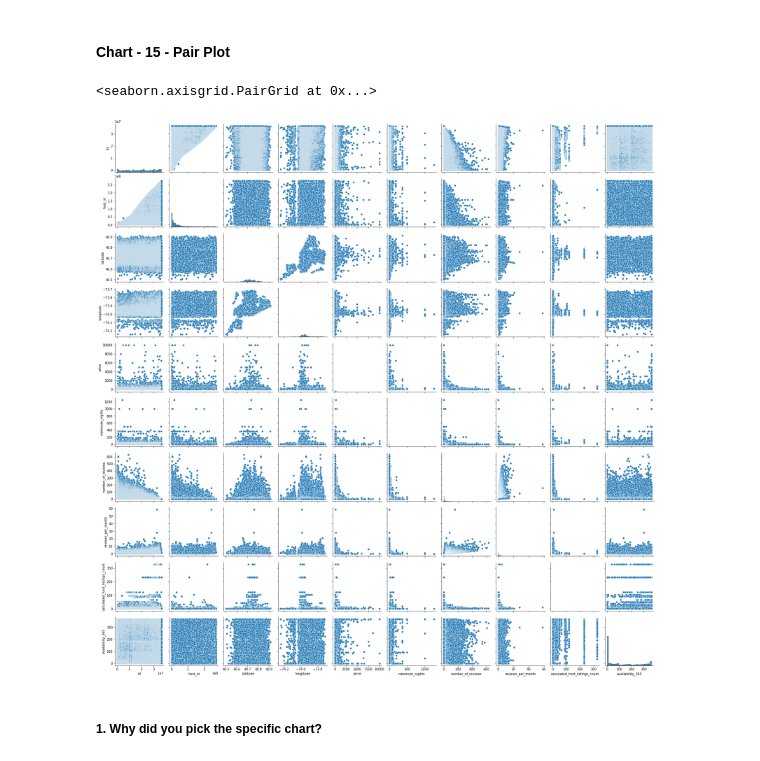
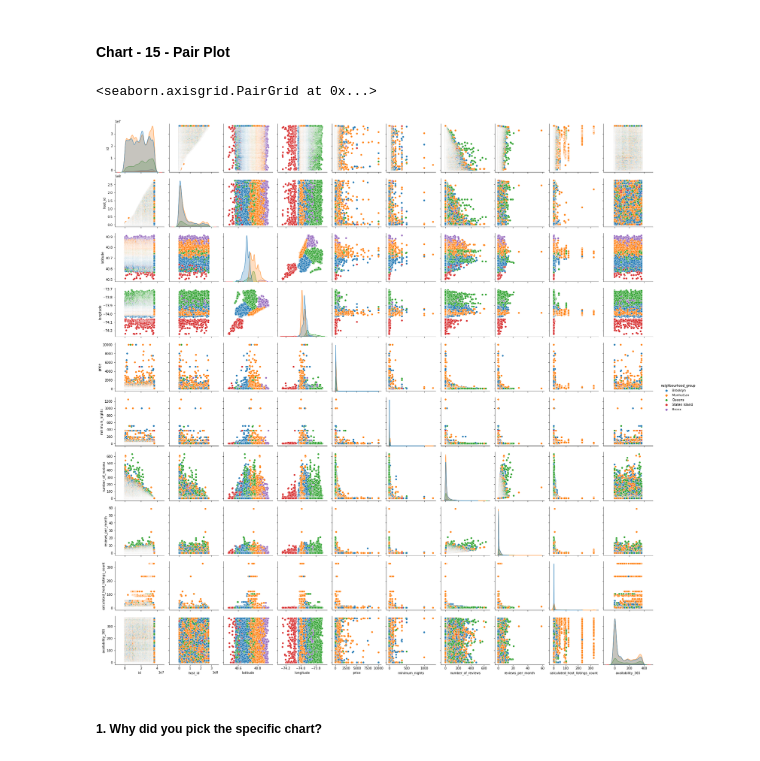
Before and after one commit to HarshadTheOne/AirBnb-Bookings-Analysis, a Jupyter notebook: AirBnb_Booking_Analysis_Capstone_Project.ipynb, the cells around one changed output. Drawn from its saved outputs; the diff is of its cells as text; code cells hidden in the pictures.

```diff
--- a/AirBnb_Booking_Analysis_Capstone_Project.ipynb
+++ b/AirBnb_Booking_Analysis_Capstone_Project.ipynb
@@ -554,10 +554,10 @@ Answer Here
 #### Chart - 15 - Pair Plot
 # %%
 # Pair Plot visualization code
-sns.pairplot(df)
+sns.pairplot(df_new ,hue='neighbourhood_group')
 # %% [output]
 <seaborn.axisgrid.PairGrid at 0x...>
-[figure, old version]
+[figure, new version]
 # %% [markdown]
 ##### 1. Why did you pick the specific chart?
 # %% [markdown]
```
